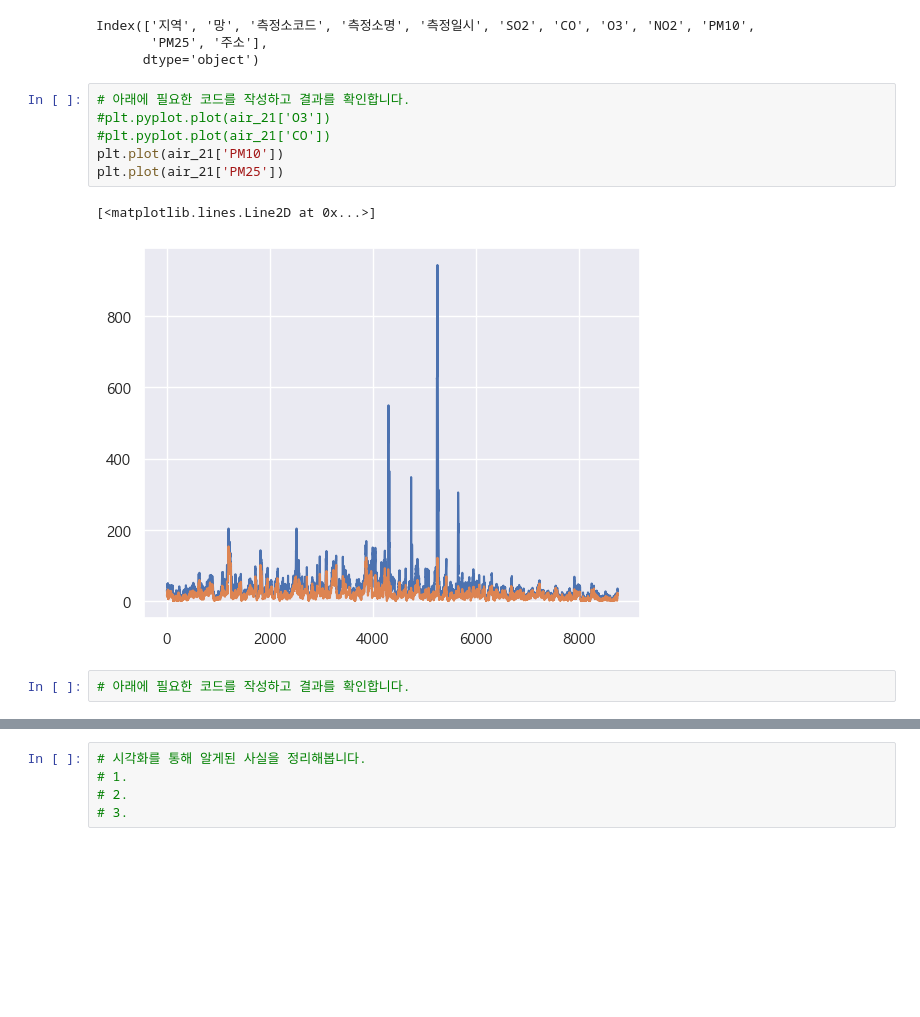
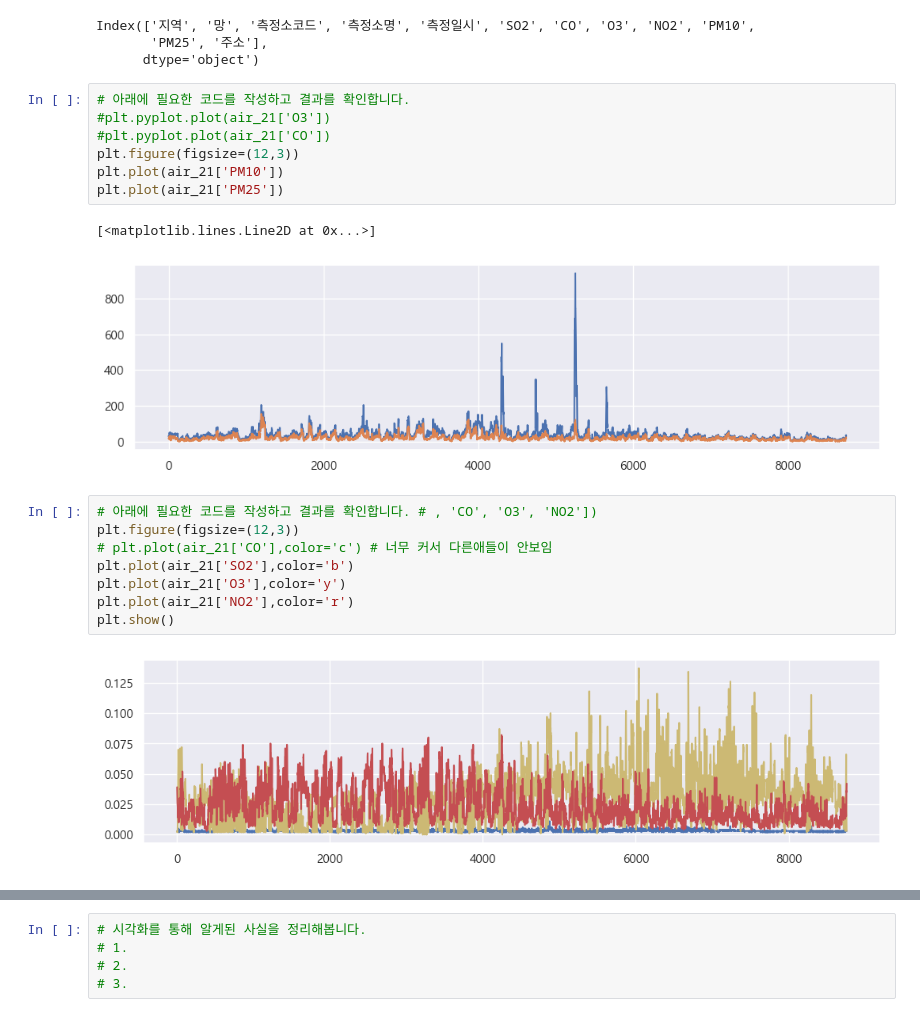
Before and after one commit to op-6160/AIVLE, a Jupyter notebook: 0306_MiniProject2/3기_AI미니프로젝트_2차 미세먼지_1. 탐색적 데이터 분석(student).ipynb, the cells around one changed output, grey strips where cells are left out. Cells and saved outputs as stored; diff of their text form; blank space fills up the shorter version.

```diff
--- a/0306_MiniProject2/3기_AI미니프로젝트_2차 미세먼지_1. 탐색적 데이터 분석(student).ipynb
+++ b/0306_MiniProject2/3기_AI미니프로젝트_2차 미세먼지_1. 탐색적 데이터 분석(student).ipynb
@@ -262,11 +262,20 @@ Index(['지역', '망', '측정소코드', '측정소명', '측정일시', 'SO2'
 # %%
 # 아래에 필요한 코드를 작성하고 결과를 확인합니다.
 #plt.pyplot.plot(air_21['O3'])
 #plt.pyplot.plot(air_21['CO'])
+plt.figure(figsize=(12,3))
 plt.plot(air_21['PM10'])
 plt.plot(air_21['PM25'])
 # %% [output]
 [<matplotlib.lines.Line2D at 0x...>]
-[figure, old version]
+[figure, new version]
 # %%
-# 아래에 필요한 코드를 작성하고 결과를 확인합니다.
+# 아래에 필요한 코드를 작성하고 결과를 확인합니다. # , 'CO', 'O3', 'NO2'])
+plt.figure(figsize=(12,3))
+# plt.plot(air_21['CO'],color='c') # 너무 커서 다른애들이 안보임
+plt.plot(air_21['SO2'],color='b')
+plt.plot(air_21['O3'],color='y')
+plt.plot(air_21['NO2'],color='r')
+plt.show()
+# %% [output]
+[figure, added]
```
Also changed, not shown: parts of 2 cells of this notebook, 2 other files.
